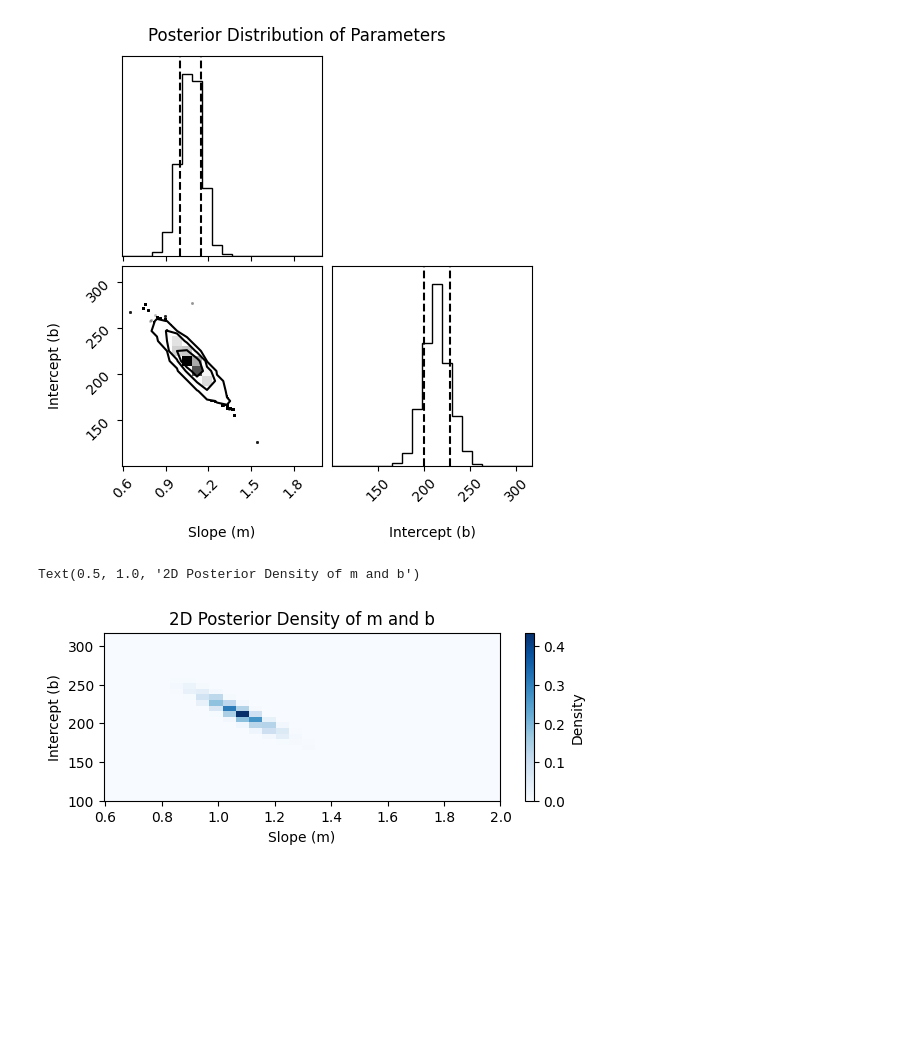
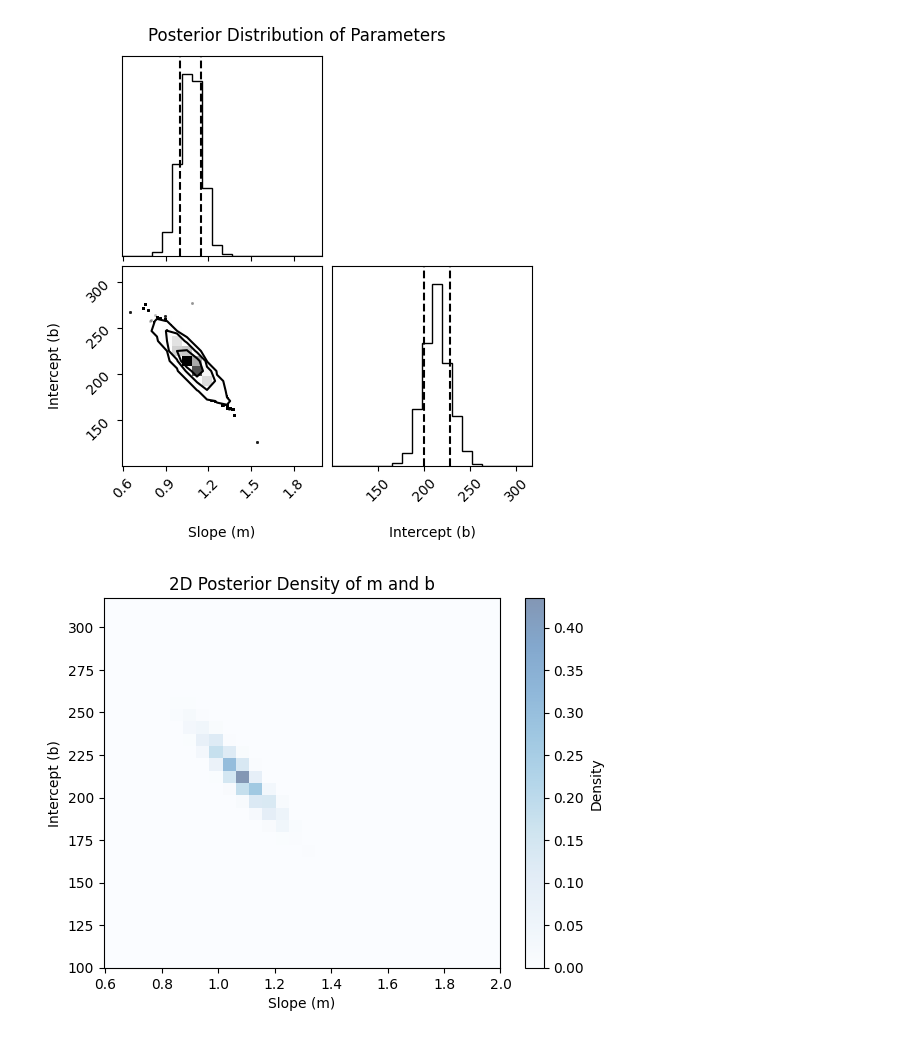
Before and after one commit to R-bna/sci-comp-ii-fall24, a Jupyter notebook: Working/HW4 metropolis sampling.ipynb, the cells around one changed output. Saved outputs shown, nothing was run; the diff lists cells and outputs as text; code cells hidden in the pictures; blank space fills up the shorter version.

```diff
--- a/Working/HW4 metropolis sampling.ipynb
+++ b/Working/HW4 metropolis sampling.ipynb
@@ -134,12 +137,13 @@ plt.show()
 # %% [output]
 [figure]
 # %%
-plt.subplot(2, 1, 1)
-plt.hist2d(chain_m, chain_b, bins=30, cmap='Blues', density=True)
+plt.hist2d(chain_m, chain_b, bins=30, cmap='Blues', density=True, alpha=0.5)
 plt.colorbar(label='Density')
 plt.xlabel('Slope (m)')
 plt.ylabel('Intercept (b)')
+
+
 plt.title('2D Posterior Density of m and b')
+plt.show()
 # %% [output]
-Text(0.5, 1.0, '2D Posterior Density of m and b')
-[figure, old version]
+[figure, new version]
```
Also changed, not shown: parts of 2 cells of this notebook.
